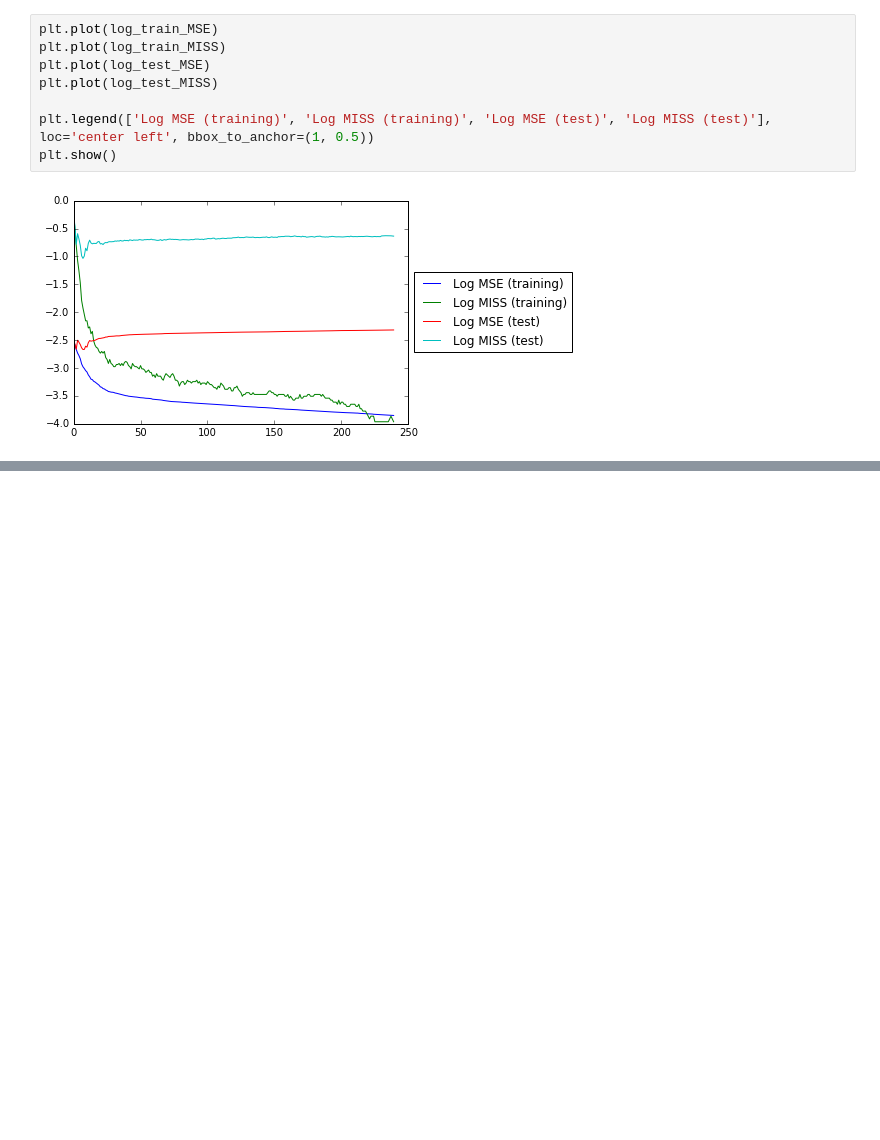
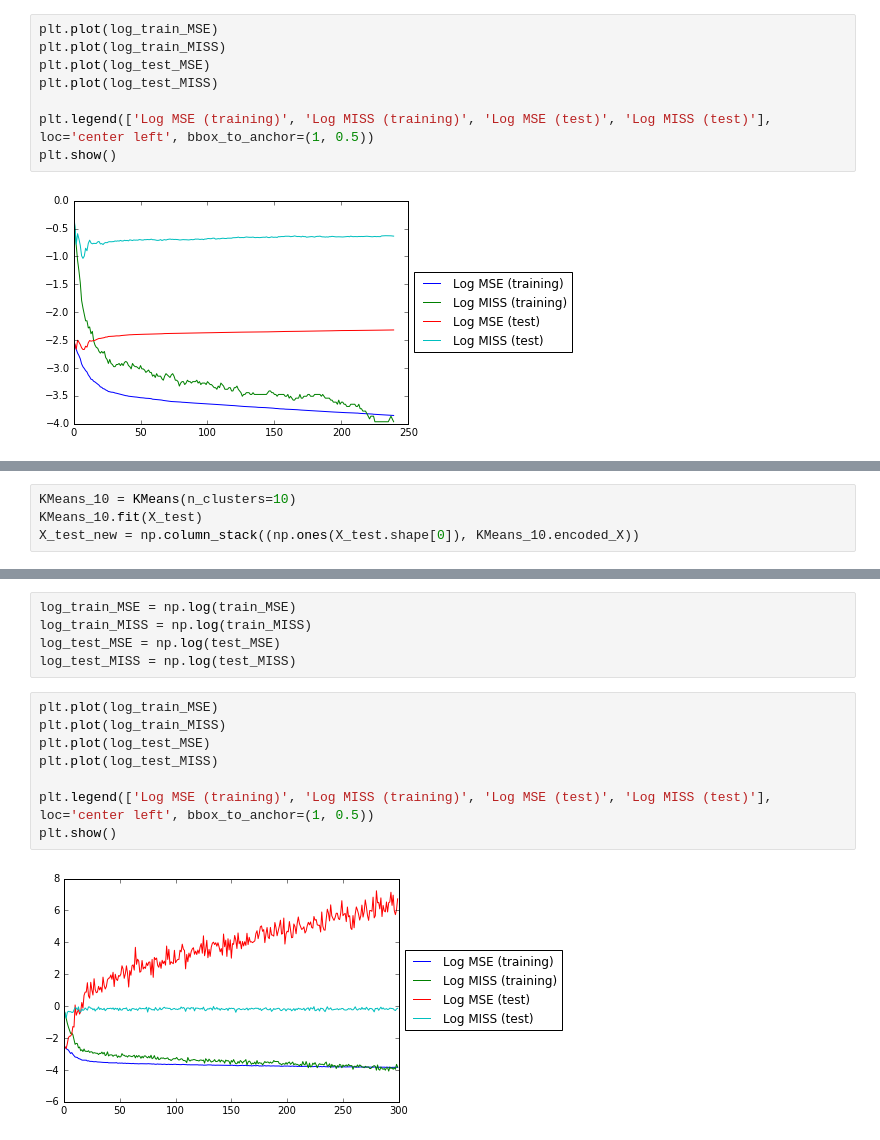
Before and after one commit to slchangtw/machine_learning_Jacobs, a Jupyter notebook: Classifier.ipynb, the cells around one changed output, grey strips where cells are left out. Saved outputs shown, nothing was run; the diff lists cells and outputs as text; blank space fills up the shorter version.

```diff
--- a/Classifier.ipynb
+++ b/Classifier.ipynb
@@ -144,0 +216,4 @@ plt.show()
+# %%
+KMeans_10 = KMeans(n_clusters=10)
+KMeans_10.fit(X_test)
+X_test_new = np.column_stack((np.ones(X_test.shape[0]), KMeans_10.encoded_X))
@@ -144,0 +267,15 @@ plt.show()
+# %%
+log_train_MSE = np.log(train_MSE)
+log_train_MISS = np.log(train_MISS)
+log_test_MSE = np.log(test_MSE)
+log_test_MISS = np.log(test_MISS)
+# %%
+plt.plot(log_train_MSE)
+plt.plot(log_train_MISS)
+plt.plot(log_test_MSE)
+plt.plot(log_test_MISS)
+
+plt.legend(['Log MSE (training)', 'Log MISS (training)', 'Log MSE (test)', 'Log MISS (test)'], loc='center left', bbox_to_anchor=(1, 0.5))
+plt.show()
+# %% [output]
+[figure, added]
```
Also changed, not shown: parts of 9 cells of this notebook, 2 other files.
